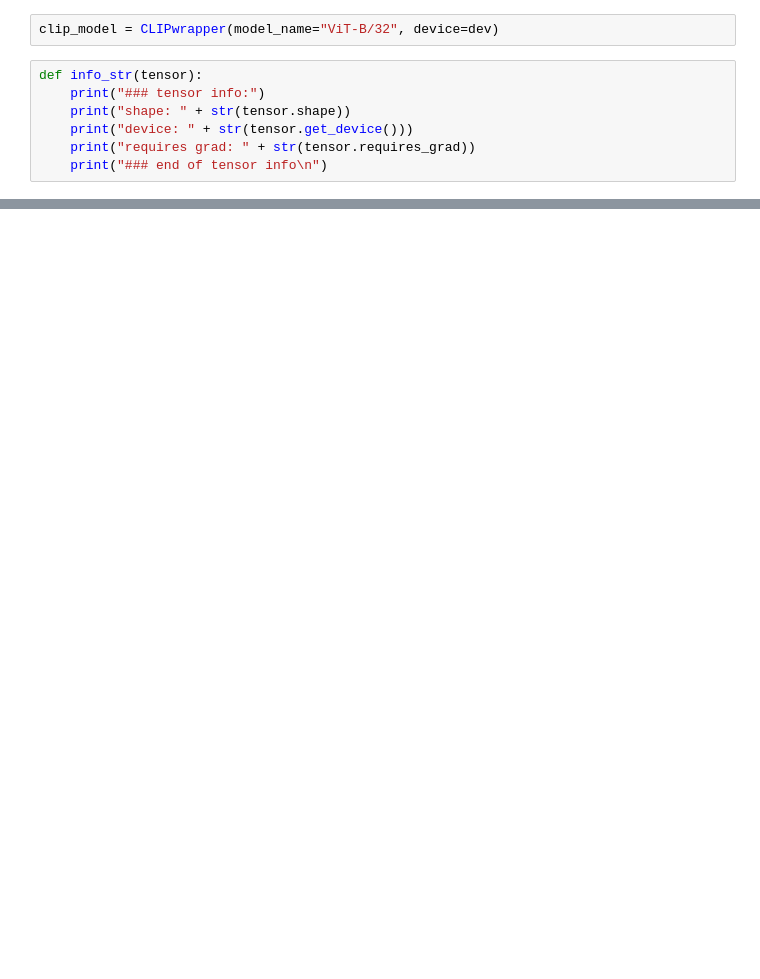
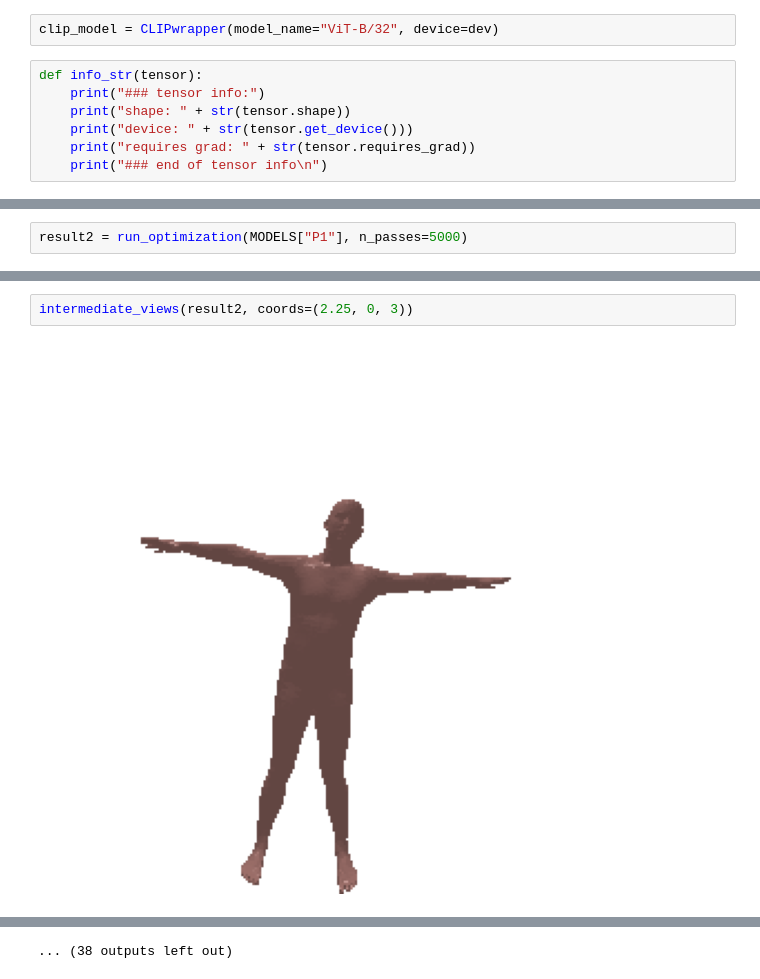
Before and after one commit to B4Farouk/smpl-dr-clip, a Jupyter notebook: simpledCLIP2.ipynb, the cells around one changed output, grey strips where cells are left out. Saved outputs shown, nothing was run; the diff lists cells and outputs as text; blank space fills up the shorter version.

```diff
--- a/simpledCLIP2.ipynb
+++ b/simpledCLIP2.ipynb
@@ -348,2 +310,4 @@ result2["tracked"]["losses"]["loss"].min(), result["tracked"]["losses"]["loss"].
+# %%
+result2 = run_optimization(MODELS["P1"], n_passes=5000)
 # %%
 plot_losses(result2["tracked"]["losses"])
@@ -404,0 +317,4 @@ for intermediate_pose in result3["tracked"]["poses"]["pose"]:
+# %%
+intermediate_views(result2, coords=(2.25, 0, 3))
+# %% [output]
+[figure, added]
@@ -404,0 +332 @@ for intermediate_pose in result3["tracked"]["poses"]["pose"]:
+... (38 outputs left out)
```
Also changed, not shown: parts of 40 cells of this notebook.
